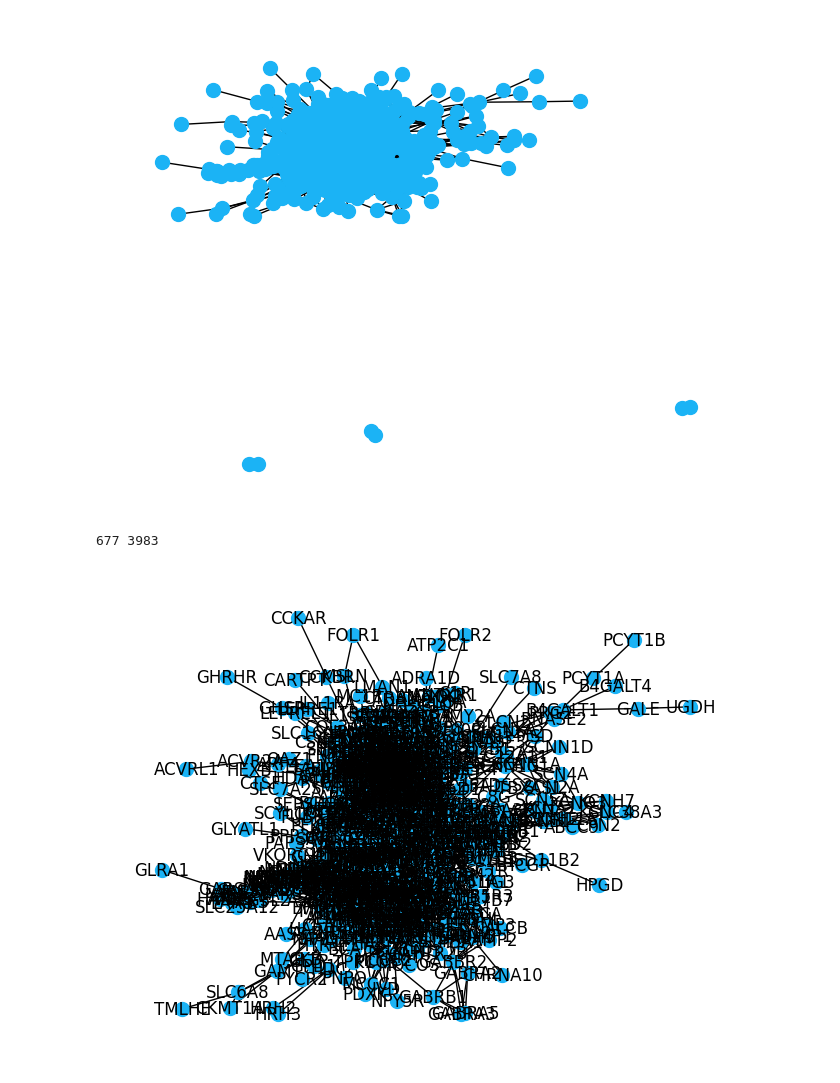
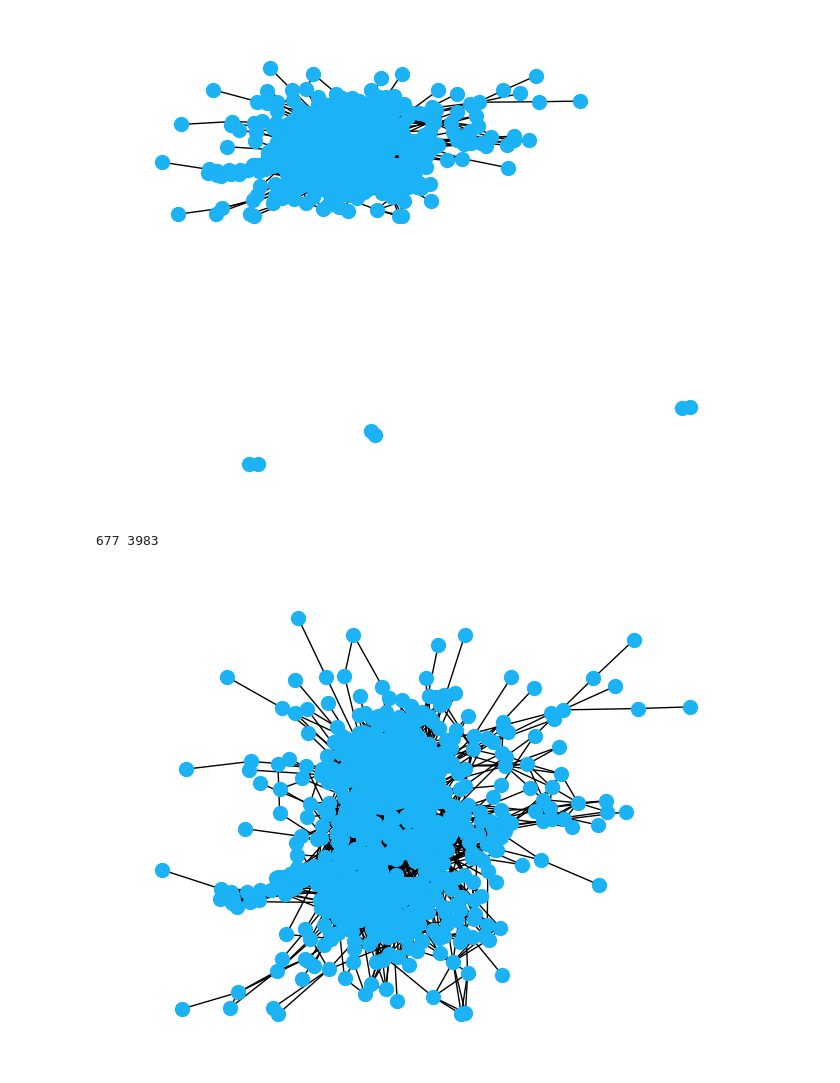
Before and after one commit to UEFBiomedicalInformaticsLab/NetBio_Summer_2023, a Jupyter notebook: Exercise_1_solutions.ipynb, the cells around one changed output. Cells and saved outputs as stored; diff of their text form; code cells hidden in the pictures.

```diff
--- a/Exercise_1_solutions.ipynb
+++ b/Exercise_1_solutions.ipynb
@@ -241,14 +241,14 @@ nx.draw(STRING_net, with_labels = False, pos = STRING_net_pos, node_size = 100,
 # %%
 # Remove self-loops
 STRING_net.remove_edges_from(nx.selfloop_edges(STRING_net))
 
 # Extract the largest connected component
 STRING_net = list(STRING_net.subgraph(c).copy() for c in sorted(nx.connected_components(STRING_net), key = len, reverse = True))[0]
 print(len(STRING_net.nodes()), len(STRING_net.edges()))
-nx.draw(STRING_net, pos = STRING_net_pos, with_labels = True, node_size = 100, node_color = "#1BB3F5")
+nx.draw(STRING_net, pos = STRING_net_pos, node_size = 100, node_color = "#1BB3F5")
 # %% [output]
 677 3983
-[figure, old version]
+[figure, new version]
 # %%
 # Read the drugs file
 drugs = pd.read_csv("Data/Drugs.csv")
```
Also changed, not shown: parts of 1 cell of this notebook, 26 other files.
